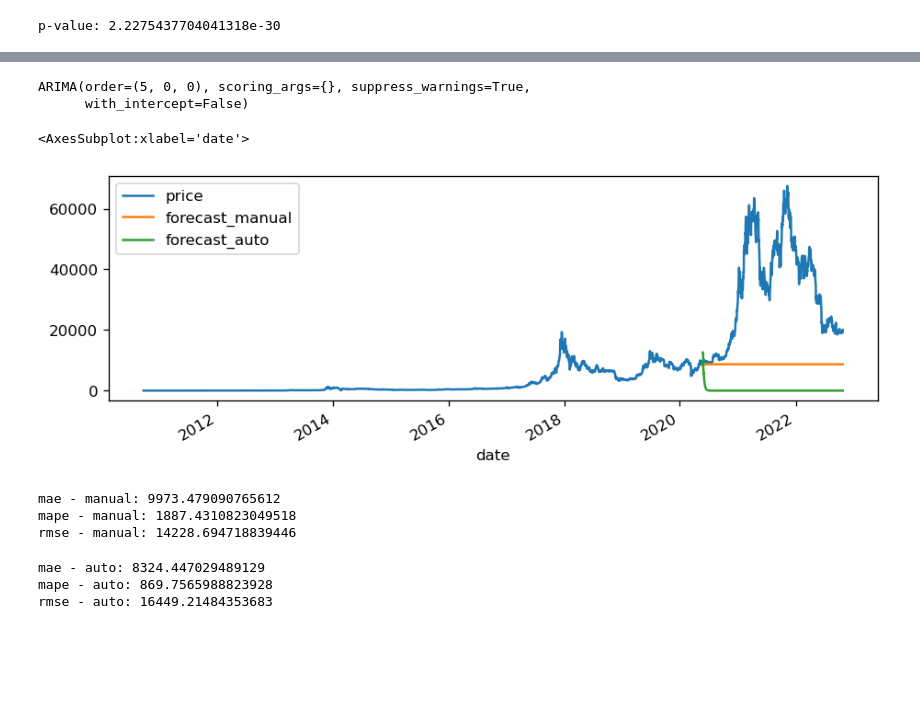
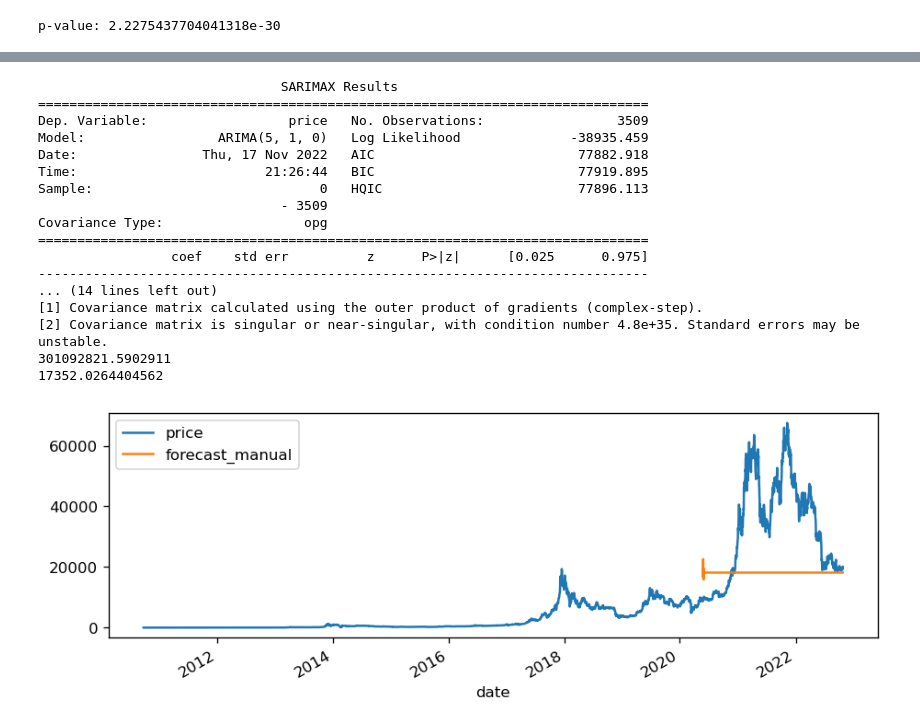
Before and after one commit to guevarch/projectchris, a Jupyter notebook: Final/BTC ARIMA1.ipynb, the cells around one changed output, grey strips where cells are left out. Saved outputs shown, nothing was run; the diff lists cells and outputs as text; code cells hidden in the pictures; blank space fills up the shorter version.

```diff
--- a/Final/BTC ARIMA1.ipynb
+++ b/Final/BTC ARIMA1.ipynb
@@ -217,41 +192,31 @@ df.plot()
-# %%
-import pmdarima as pm
-auto_arima = pm.auto_arima(df_train, stepwise=False, seasonal=False)
-auto_arima
-# %% [output]
-ARIMA(order=(5, 0, 0), scoring_args={}, suppress_warnings=True,
-      with_intercept=False)
-# %%
-forecast_test_auto = auto_arima.predict(n_periods=len(df_test))
-df['forecast_auto'] = [None]*len(df_train) + list(forecast_test_auto)
-
-df.plot()
-# %% [output]
-<AxesSubplot:xlabel='date'>
-[figure, removed]
-# %%
-from sklearn.metrics import mean_absolute_error, mean_absolute_percentage_error, mean_squared_error
-
-mae = mean_absolute_error(df_test, forecast_test)
-mape = mean_absolute_percentage_error(df_test, forecast_test)
-rmse = np.sqrt(mean_squared_error(df_test, forecast_test))
-
-print(f'mae - manual: {mae}')
-print(f'mape - manual: {mape}')
-print(f'rmse - manual: {rmse}')
-# %% [output]
-mae - manual: 9973.479090765612
-mape - manual: 1887.4310823049518
-rmse - manual: 14228.694718839446
-# %%
-mae = mean_absolute_error(df_test, forecast_test_auto)
-mape = mean_absolute_percentage_error(df_test, forecast_test_auto)
-rmse = np.sqrt(mean_squared_error(df_test, forecast_test_auto))
-
-print(f'mae - auto: {mae}')
-print(f'mape - auto: {mape}')
-print(f'rmse - auto: {rmse}')
-# %% [output]
-mae - auto: 8324.447029489129
-mape - auto: 869.7565988823928
-rmse - auto: 16449.21484353683
+# %%
+from statsmodels.tsa.arima.model import ARIMA
+model = ARIMA(df_train, order=(5,1,0))
+model_fit = model.fit()
+print(model_fit.summary())
+forecast_test = model_fit.forecast(len(df_test))
+df['forecast_manual'] = [None]*len(df_train) + list(forecast_test)
+df.plot()
+mse = (mean_squared_error(df_test, forecast_test))
+rmse = np.sqrt(mean_squared_error(df_test, forecast_test))
+print(mse)
+print(rmse)
+# %% [output]
+                               SARIMAX Results
+==============================================================================
+Dep. Variable:                  price   No. Observations:                 3509
+Model:                 ARIMA(5, 1, 0)   Log Likelihood              -38935.459
+Date:                Thu, 17 Nov 2022   AIC                          77882.918
+Time:                        21:26:44   BIC                          77919.895
+Sample:                             0   HQIC                         77896.113
+                               - 3509
+Covariance Type:                  opg
+==============================================================================
+                 coef    std err          z      P>|z|      [0.025      0.975]
+------------------------------------------------------------------------------
+... (14 lines left out)
+[1] Covariance matrix calculated using the outer product of gradients (complex-step).
+[2] Covariance matrix is singular or near-singular, with condition number 4.8e+35. Standard errors may be unstable.
+301092821.5902911
+17352.0264404562
+[figure, added]
```
Also changed, not shown: parts of 15 cells of this notebook, 7 other files.
